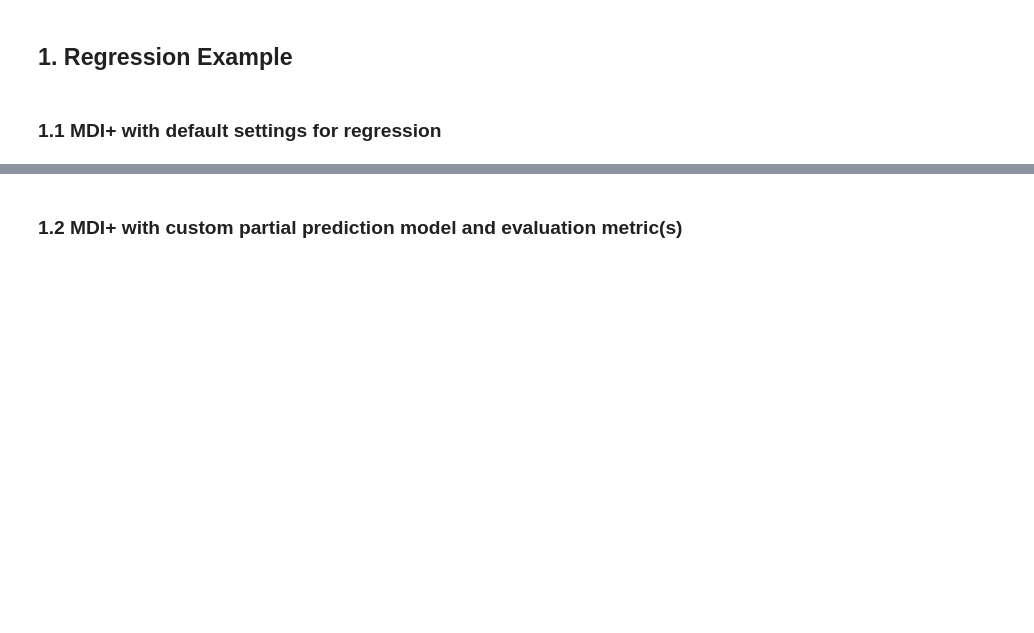
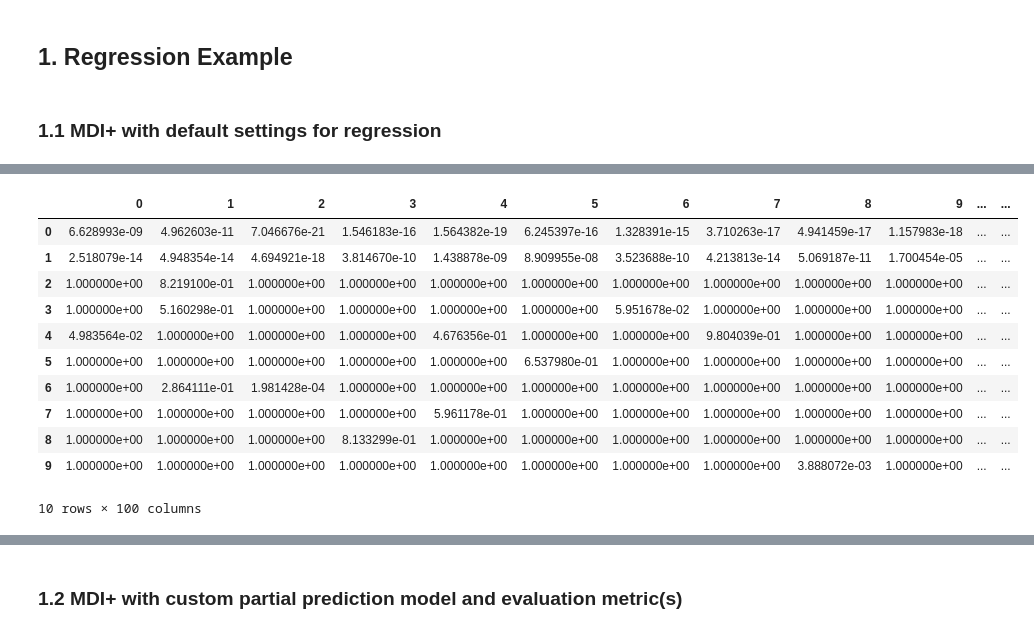
Before and after one commit to csinva/imodels, a Jupyter notebook: notebooks/mdi_plus_demo.ipynb, the cells around one changed output, grey strips where cells are left out. Drawn from its saved outputs; the diff is of its cells as text; code cells hidden in the pictures; blank space fills up the shorter version.

```diff
--- a/notebooks/mdi_plus_demo.ipynb
+++ b/notebooks/mdi_plus_demo.ipynb
@@ -61,0 +105,20 @@ mdi_plus_scores.sort_values("importance", ascending=False)
+# %%
+# build p dataframe
+df_p = pd.DataFrame({
+    i: pd.DataFrame.from_dict(d, orient='index')['p']
+    for i, d in enumerate(rf_plus_model.mdi_plus_.pvalues_)
+})
+df_p
+# %% [output]
+|  | 0 | 1 | 2 | 3 | 4 | 5 | 6 | 7 | 8 | 9 | ... | ... |
+| 0 | 6.628993e-09 | 4.962603e-11 | 7.046676e-21 | 1.546183e-16 | 1.564382e-19 | 6.245397e-16 | 1.328391e-15 | 3.710263e-17 | 4.941459e-17 | 1.157983e-18 | ... | ... |
+| 1 | 2.518079e-14 | 4.948354e-14 | 4.694921e-18 | 3.814670e-10 | 1.438878e-09 | 8.909955e-08 | 3.523688e-10 | 4.213813e-14 | 5.069187e-11 | 1.700454e-05 | ... | ... |
+| 2 | 1.000000e+00 | 8.219100e-01 | 1.000000e+00 | 1.000000e+00 | 1.000000e+00 | 1.000000e+00 | 1.000000e+00 | 1.000000e+00 | 1.000000e+00 | 1.000000e+00 | ... | ... |
+| 3 | 1.000000e+00 | 5.160298e-01 | 1.000000e+00 | 1.000000e+00 | 1.000000e+00 | 1.000000e+00 | 5.951678e-02 | 1.000000e+00 | 1.000000e+00 | 1.000000e+00 | ... | ... |
+| 4 | 4.983564e-02 | 1.000000e+00 | 1.000000e+00 | 1.000000e+00 | 4.676356e-01 | 1.000000e+00 | 1.000000e+00 | 9.804039e-01 | 1.000000e+00 | 1.000000e+00 | ... | ... |
+| 5 | 1.000000e+00 | 1.000000e+00 | 1.000000e+00 | 1.000000e+00 | 1.000000e+00 | 6.537980e-01 | 1.000000e+00 | 1.000000e+00 | 1.000000e+00 | 1.000000e+00 | ... | ... |
+| 6 | 1.000000e+00 | 2.864111e-01 | 1.981428e-04 | 1.000000e+00 | 1.000000e+00 | 1.000000e+00 | 1.000000e+00 | 1.000000e+00 | 1.000000e+00 | 1.000000e+00 | ... | ... |
+| 7 | 1.000000e+00 | 1.000000e+00 | 1.000000e+00 | 1.000000e+00 | 5.961178e-01 | 1.000000e+00 | 1.000000e+00 | 1.000000e+00 | 1.000000e+00 | 1.000000e+00 | ... | ... |
+| 8 | 1.000000e+00 | 1.000000e+00 | 1.000000e+00 | 8.133299e-01 | 1.000000e+00 | 1.000000e+00 | 1.000000e+00 | 1.000000e+00 | 1.000000e+00 | 1.000000e+00 | ... | ... |
+| 9 | 1.000000e+00 | 1.000000e+00 | 1.000000e+00 | 1.000000e+00 | 1.000000e+00 | 1.000000e+00 | 1.000000e+00 | 1.000000e+00 | 3.888072e-03 | 1.000000e+00 | ... | ... |
+10 rows × 100 columns
```
Also changed, not shown: parts of 17 cells of this notebook.
